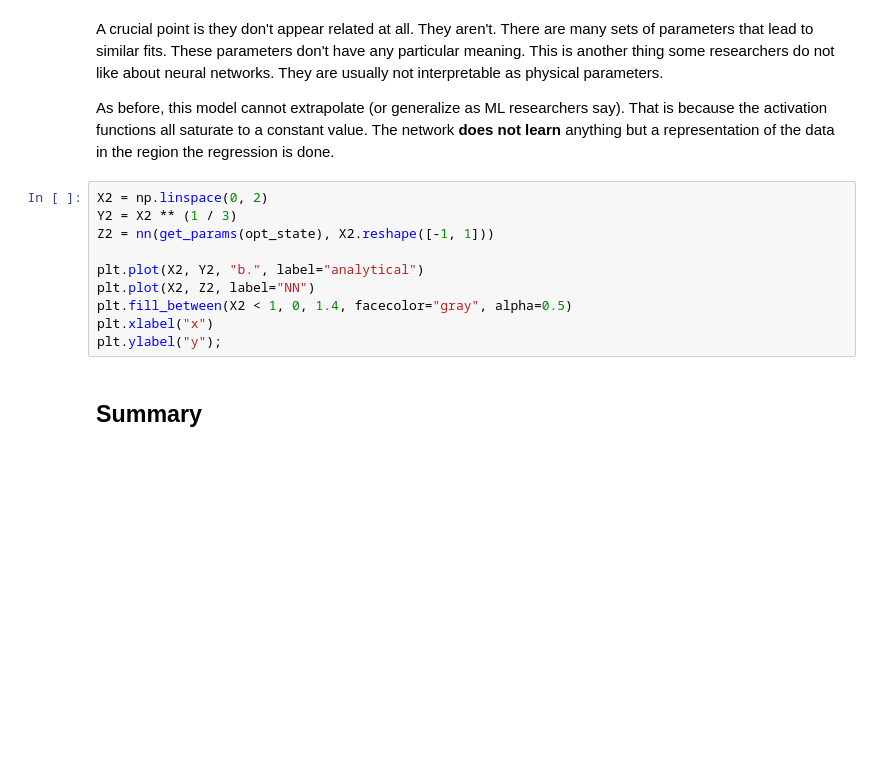
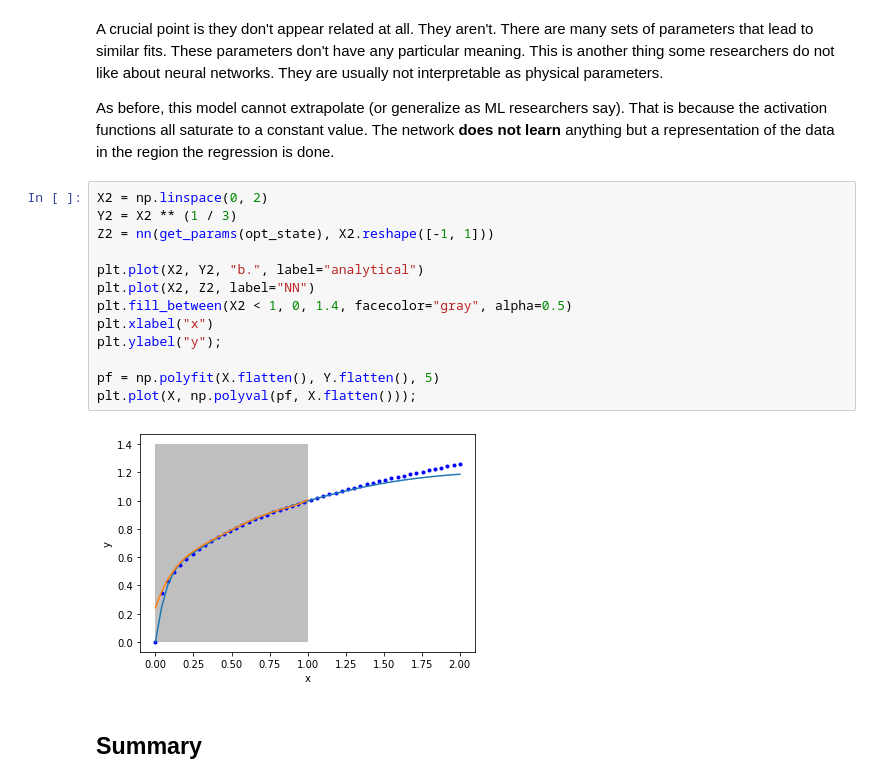
Before and after one commit to Steel-Bank-codespaces/f22-06623, a Jupyter notebook: lectures/21-machine-learning/21-machine-learning-jax.ipynb, the cells around one changed output. Drawn from its saved outputs; the diff is of its cells as text; blank space fills up the shorter version.

```diff
--- a/lectures/21-machine-learning/21-machine-learning-jax.ipynb
+++ b/lectures/21-machine-learning/21-machine-learning-jax.ipynb
@@ -312,13 +360,18 @@ As before, this model cannot extrapolate (or generalize as ML researchers say).
 # %%
 X2 = np.linspace(0, 2)
 Y2 = X2 ** (1 / 3)
 Z2 = nn(get_params(opt_state), X2.reshape([-1, 1]))
 
 plt.plot(X2, Y2, "b.", label="analytical")
 plt.plot(X2, Z2, label="NN")
 plt.fill_between(X2 < 1, 0, 1.4, facecolor="gray", alpha=0.5)
 plt.xlabel("x")
 plt.ylabel("y");
+
+pf = np.polyfit(X.flatten(), Y.flatten(), 5)
+plt.plot(X, np.polyval(pf, X.flatten()));
+# %% [output]
+[figure, added]
 # %% [markdown]
 ## Summary
 # %% [markdown]
```
Also changed, not shown: parts of 20 cells of this notebook.
